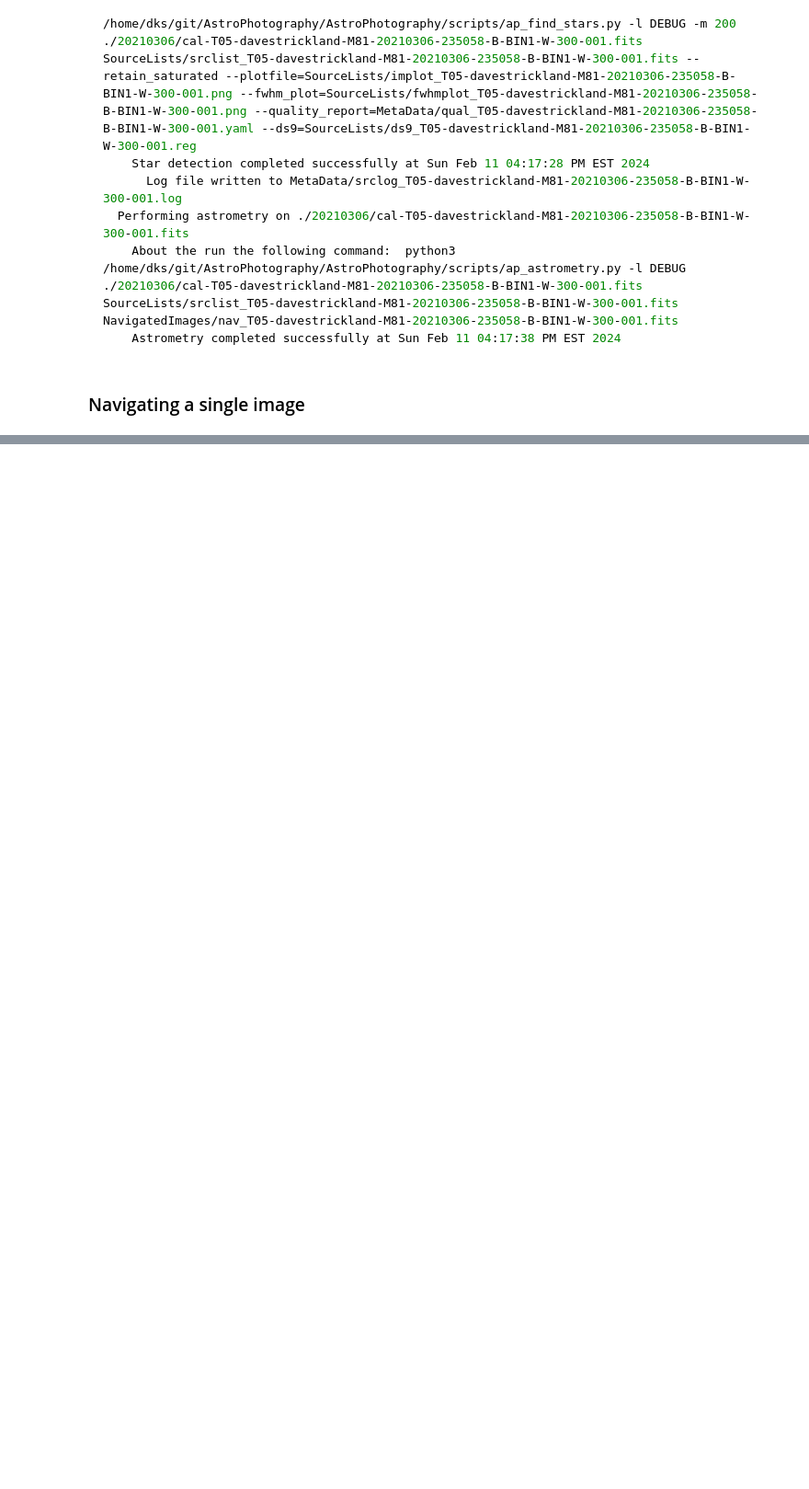
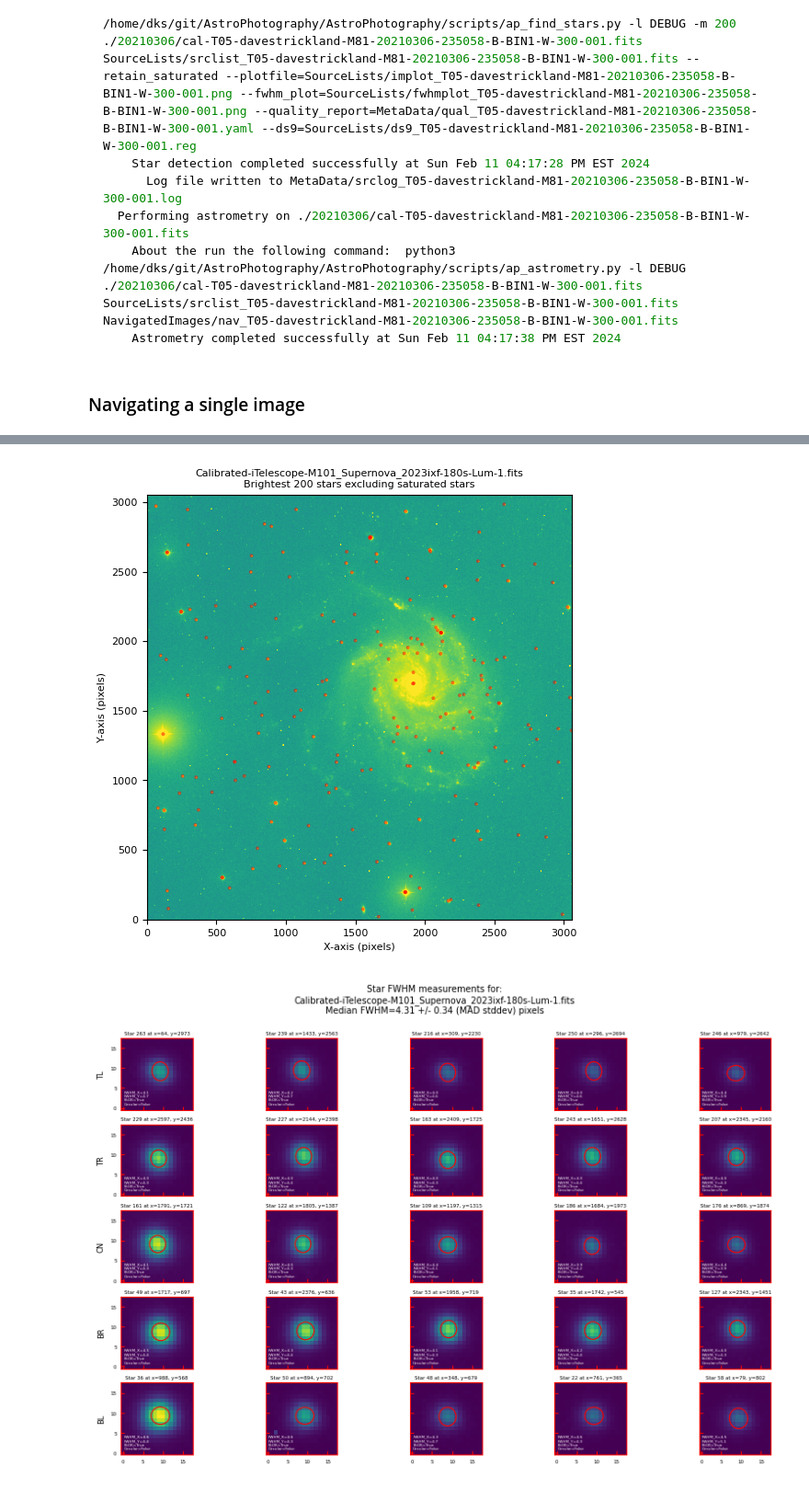
Before and after one commit to DaveStrickland/AstroPhotography, a Jupyter notebook: AstroPhotography/notebooks/itelescope_premium_the_hard_way.ipynb, the cells around one changed output, grey strips where cells are left out. Shown at 92% size. Drawn from its saved outputs; the diff is of its cells as text; code cells hidden in the pictures; blank space fills up the shorter version.

```diff
--- a/AstroPhotography/notebooks/itelescope_premium_the_hard_way.ipynb
+++ b/AstroPhotography/notebooks/itelescope_premium_the_hard_way.ipynb
@@ -366,0 +410,7 @@ p_fwhm_plot   = p_fitsimg.replace('Calibrated-iTelescope', 'fwhmplot').replace('
+# %%
+find_stars_wrapper(p_loglevel, p_fitsimg, p_fitstbl,
+    p_extnum, p_search_fwhm, p_search_nsigma,
+    p_detector_bitdepth, p_sat_frac, p_max_sources,
+    p_nosatmask, p_plotfile, p_quiet,
+    p_fwhm_plot, p_qual_rprt, p_regfile)
+# %% [output]
@@ -366,0 +585,2 @@ p_fwhm_plot   = p_fitsimg.replace('Calibrated-iTelescope', 'fwhmplot').replace('
+[figure, added]
+[figure, added]
```
Also changed, not shown: parts of 4 cells of this notebook, 1 other file.
